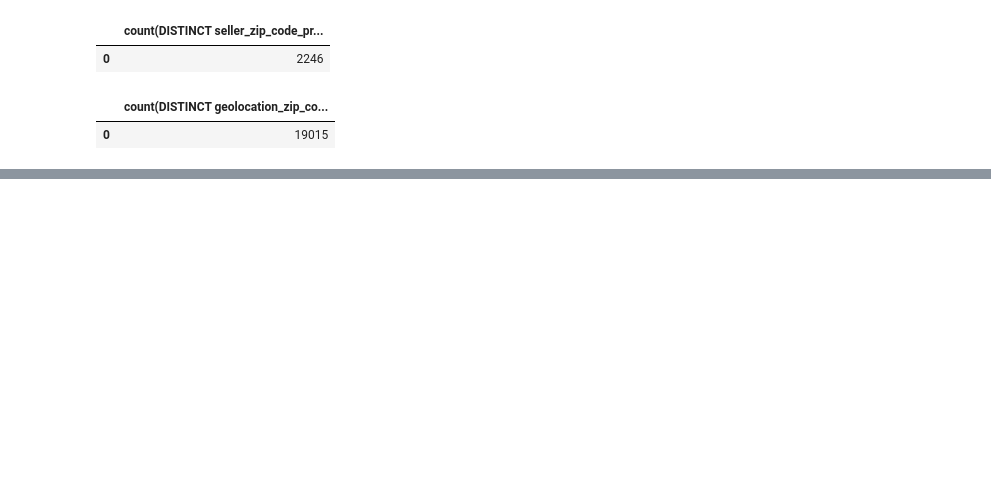
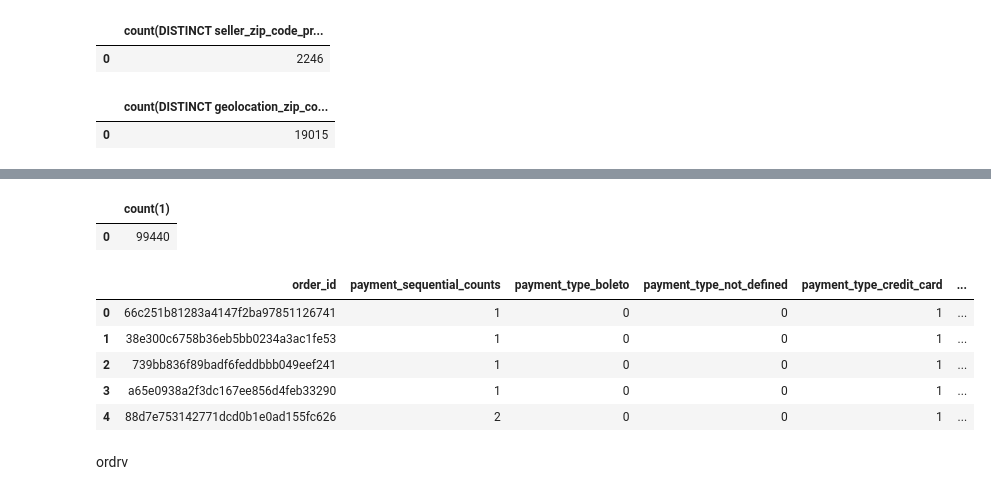
Before and after one commit to NainaAgrawal/ecommerce_sales_analysis, a Jupyter notebook: ecommerceanalysis.ipynb, the cells around one changed output, grey strips where cells are left out. Cells and saved outputs as stored; diff of their text form; code cells hidden in the pictures; blank space fills up the shorter version.

```diff
--- a/ecommerceanalysis.ipynb
+++ b/ecommerceanalysis.ipynb
@@ -187,0 +224,51 @@ hc.sql('''select count(distinct geolocation_zip_code_prefix) from geo limit 1'''
+# %%
+%%time
+hc.sql('''drop table if exists ordpy1''')
+hc.sql('''create table ordpy1 as
+select order_id, count(distinct payment_sequential) as payment_sequential_counts,
+
+sum(payment_type_boleto) as payment_type_boleto, sum(payment_type_not_defined) as payment_type_not_defined,
+sum(payment_type_credit_card) as payment_type_credit_card, sum(payment_type_voucher) as payment_type_voucher, sum(payment_type_debit_card) as payment_type_debit_card,
+
+count(distinct payment_installments) as payment_installments_counts,
+
+sum(payment_value_boleto) as payment_value_boleto, sum(payment_value_not_defined) as payment_value_not_defined, sum(payment_value_credit_card) as payment_value_credit_card,
+sum(payment_value_voucher) as payment_value_voucher, sum(payment_value_debit_card) as payment_value_debit_card,
+sum(payment_value) as payment_value_total
+
+ from (
+select order_id, payment_sequential,
+case when payment_type = 'boleto' then 1 else 0 end as payment_type_boleto,
+case when payment_type = 'not_defined' then 1 else 0 end as payment_type_not_defined,
+case when payment_type = 'credit_card' then 1 else 0 end as payment_type_credit_card,
+case when payment_type = 'voucher' then 1 else 0 end as payment_type_voucher,
+case when payment_type = 'debit_card' then 1 else 0 end as payment_type_debit_card,
+
+payment_installments,
+
+case when payment_type = 'boleto' then payment_value else 0 end as payment_value_boleto,
+case when payment_type = 'not_defined' then payment_value else 0 end as payment_value_not_defined,
+case when payment_type = 'credit_card' then payment_value else 0 end as payment_value_credit_card,
+case when payment_type = 'voucher' then payment_value else 0 end as payment_value_voucher,
+case when payment_type = 'debit_card' then payment_value else 0 end as payment_value_debit_card,
+
+payment_value from
+ordpy
+)
+group by order_id ''')
+
+hc.sql('''select count(*) from ordpy1 ''').toPandas()
+# %% [output]
+|  | count(1) |
+| 0 | 99440 |
+# %%
+hc.sql('''select * from ordpy1 limit 5''').toPandas()
+# %% [output]
+|  | order_id | payment_sequential_counts | payment_type_boleto | payment_type_not_defined | payment_type_credit_card | ... |
+| 0 | 66c251b81283a4147f2ba97851126741 | 1 | 0 | 0 | 1 | ... |
+| 1 | 38e300c6758b36eb5bb0234a3ac1fe53 | 1 | 0 | 0 | 1 | ... |
+| 2 | 739bb836f89badf6feddbbb049eef241 | 1 | 0 | 0 | 1 | ... |
+| 3 | a65e0938a2f3dc167ee856d4feb33290 | 1 | 0 | 0 | 1 | ... |
+| 4 | 88d7e753142771dcd0b1e0ad155fc626 | 2 | 0 | 0 | 1 | ... |
+# %% [markdown]
+ordrv
```
Also changed, not shown: parts of 7 cells of this notebook.
